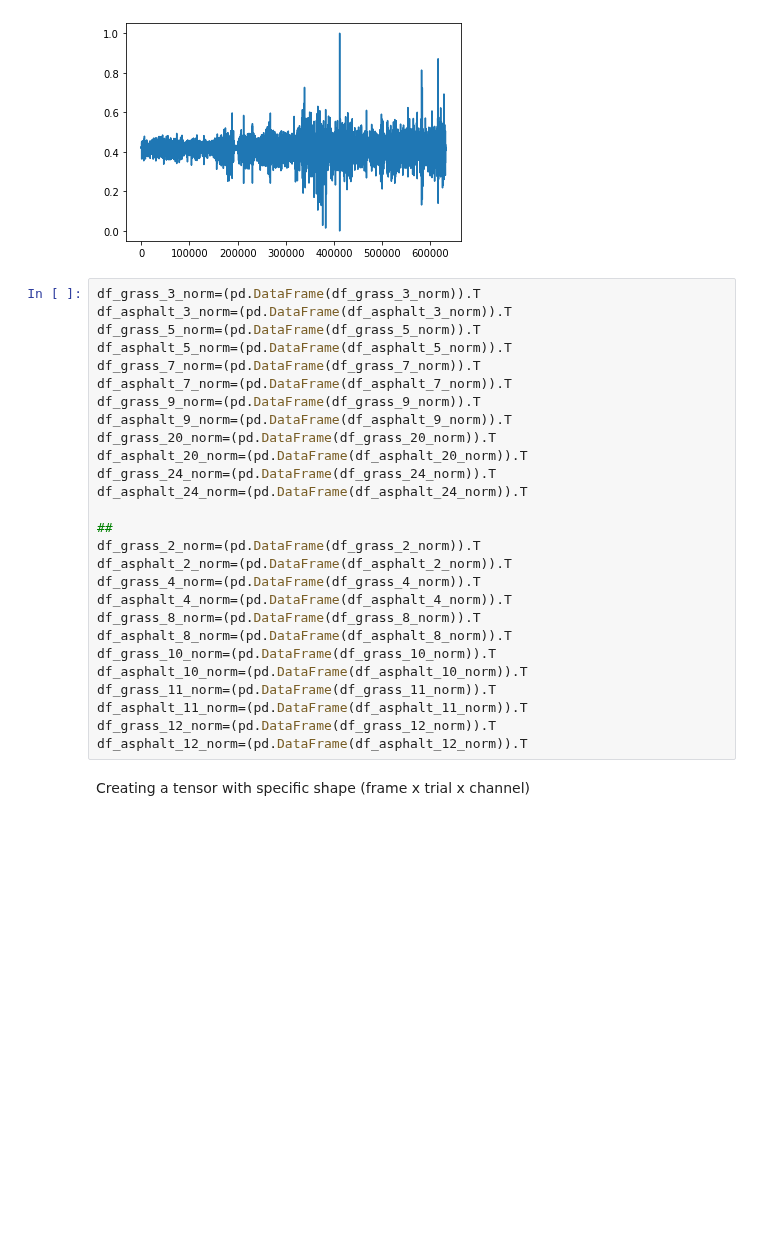
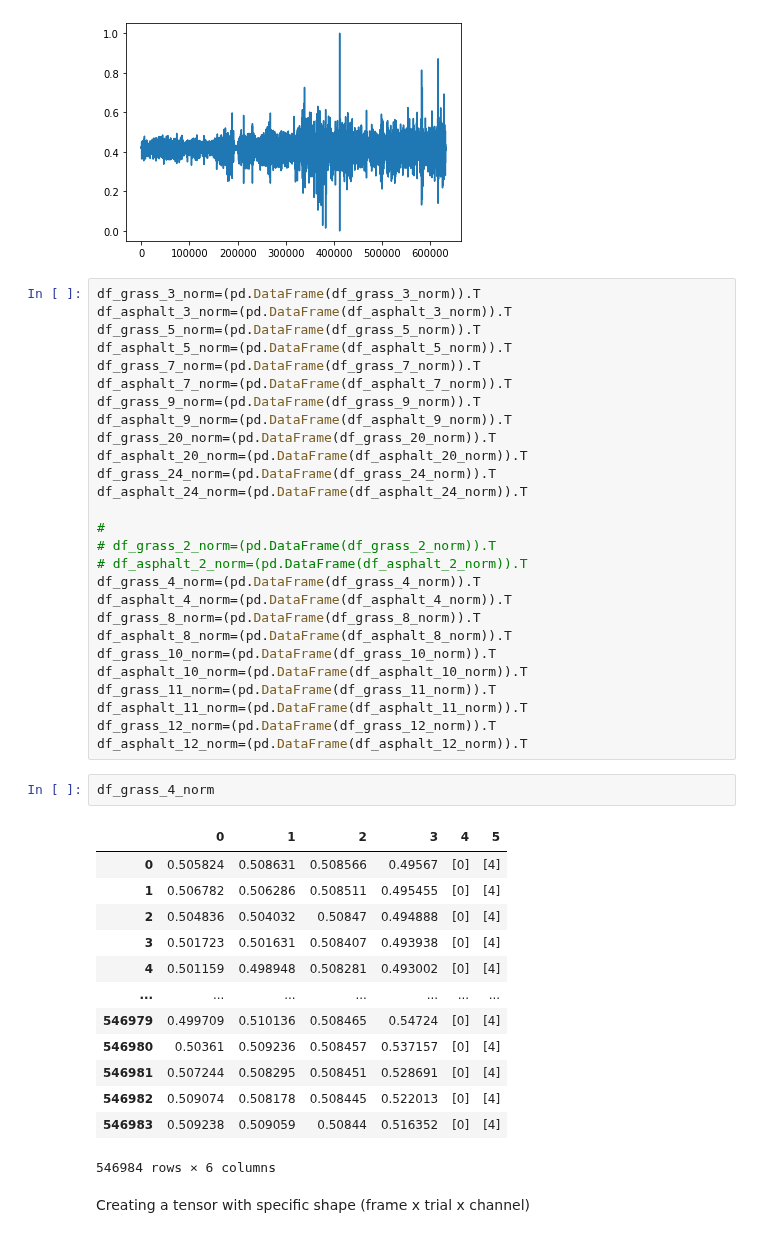
Before and after one commit to Gab2697/Human-Activity-Recognition, a Jupyter notebook: Baseline_CNN.ipynb, the cells around one changed output. Saved outputs shown, nothing was run; the diff lists cells and outputs as text; blank space fills up the shorter version.

```diff
--- a/Baseline_CNN.ipynb
+++ b/Baseline_CNN.ipynb
@@ -416,9 +402,9 @@ df_asphalt_20_norm=(pd.DataFrame(df_asphalt_20_norm)).T
 df_grass_24_norm=(pd.DataFrame(df_grass_24_norm)).T
 df_asphalt_24_norm=(pd.DataFrame(df_asphalt_24_norm)).T
 
-##
-df_grass_2_norm=(pd.DataFrame(df_grass_2_norm)).T
-df_asphalt_2_norm=(pd.DataFrame(df_asphalt_2_norm)).T
+#
+# df_grass_2_norm=(pd.DataFrame(df_grass_2_norm)).T
+# df_asphalt_2_norm=(pd.DataFrame(df_asphalt_2_norm)).T
 df_grass_4_norm=(pd.DataFrame(df_grass_4_norm)).T
 df_asphalt_4_norm=(pd.DataFrame(df_asphalt_4_norm)).T
 df_grass_8_norm=(pd.DataFrame(df_grass_8_norm)).T
@@ -429,6 +415,22 @@ df_grass_11_norm=(pd.DataFrame(df_grass_11_norm)).T
 df_asphalt_11_norm=(pd.DataFrame(df_asphalt_11_norm)).T
 df_grass_12_norm=(pd.DataFrame(df_grass_12_norm)).T
 df_asphalt_12_norm=(pd.DataFrame(df_asphalt_12_norm)).T
+# %%
+df_grass_4_norm
+# %% [output]
+|  | 0 | 1 | 2 | 3 | 4 | 5 |
+| 0 | 0.505824 | 0.508631 | 0.508566 | 0.49567 | [0] | [4] |
+| 1 | 0.506782 | 0.506286 | 0.508511 | 0.495455 | [0] | [4] |
+| 2 | 0.504836 | 0.504032 | 0.50847 | 0.494888 | [0] | [4] |
+| 3 | 0.501723 | 0.501631 | 0.508407 | 0.493938 | [0] | [4] |
+| 4 | 0.501159 | 0.498948 | 0.508281 | 0.493002 | [0] | [4] |
+| ... | ... | ... | ... | ... | ... | ... |
+| 546979 | 0.499709 | 0.510136 | 0.508465 | 0.54724 | [0] | [4] |
+| 546980 | 0.50361 | 0.509236 | 0.508457 | 0.537157 | [0] | [4] |
+| 546981 | 0.507244 | 0.508295 | 0.508451 | 0.528691 | [0] | [4] |
+| 546982 | 0.509074 | 0.508178 | 0.508445 | 0.522013 | [0] | [4] |
+| 546983 | 0.509238 | 0.509059 | 0.50844 | 0.516352 | [0] | [4] |
+546984 rows × 6 columns
 # %% [markdown]
 Creating a tensor with specific shape (frame x trial x channel)
 # %%
```
Also changed, not shown: parts of 9 cells of this notebook.
